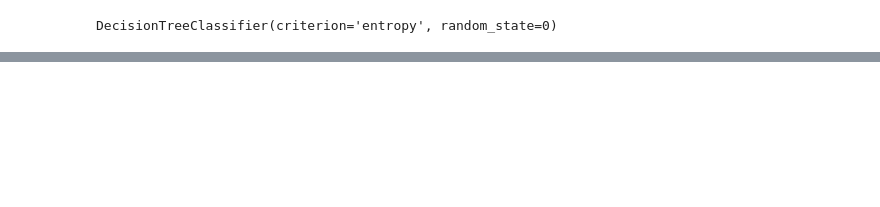
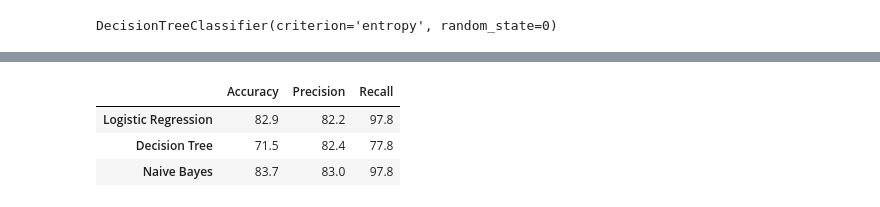
Before and after one commit to Haidermb/Loan_Approval_Prediction, a Jupyter notebook: run.ipynb, the cells around one changed output, grey strips where cells are left out. Drawn from its saved outputs; the diff is of its cells as text; code cells hidden in the pictures; blank space fills up the shorter version.

Commit message:
Add files via upload
All Models Tested

```diff
--- a/run.ipynb
+++ b/run.ipynb
@@ -924,0 +857,2 @@ GaussianNB()
+# %%
+nb.fit(x_train,y_train)
@@ -943,0 +871,22 @@ cross_val_score(nb, xes_tr, y_tr, cv=5, scoring='accuracy').mean()
+# %%
+
+models = {
+    'Logistic Regression': logr,
+    'Decision Tree': dt2,
+    'Naive Bayes': nb,
+
+}
+# %%
+results = {'Accuracy': {}, 'Precision': {}, 'Recall': {}}
+
+for name, model in models.items():
+    model.fit(x_train, y_train)
+    y_pred = model.predict(x_test)
+
+    accuracy = round(accuracy_score(y_test, y_pred)*100,1)
+    precision = round(precision_score(y_test, y_pred)*100,1)
+    recall = round(recall_score(y_test, y_pred)*100,1)
+
+    results['Accuracy'][name] = accuracy
+    results['Precision'][name] = precision
+    results['Recall'][name] = recall
@@ -943,0 +905,9 @@ cross_val_score(nb, xes_tr, y_tr, cv=5, scoring='accuracy').mean()
+# %%
+df_results = pd.DataFrame(results)
+# %%
+df_results
+# %% [output]
+|  | Accuracy | Precision | Recall |
+| Logistic Regression | 82.9 | 82.2 | 97.8 |
+| Decision Tree | 71.5 | 82.4 | 77.8 |
+| Naive Bayes | 83.7 | 83.0 | 97.8 |
```
Also changed, not shown: parts of 49 cells of this notebook.
